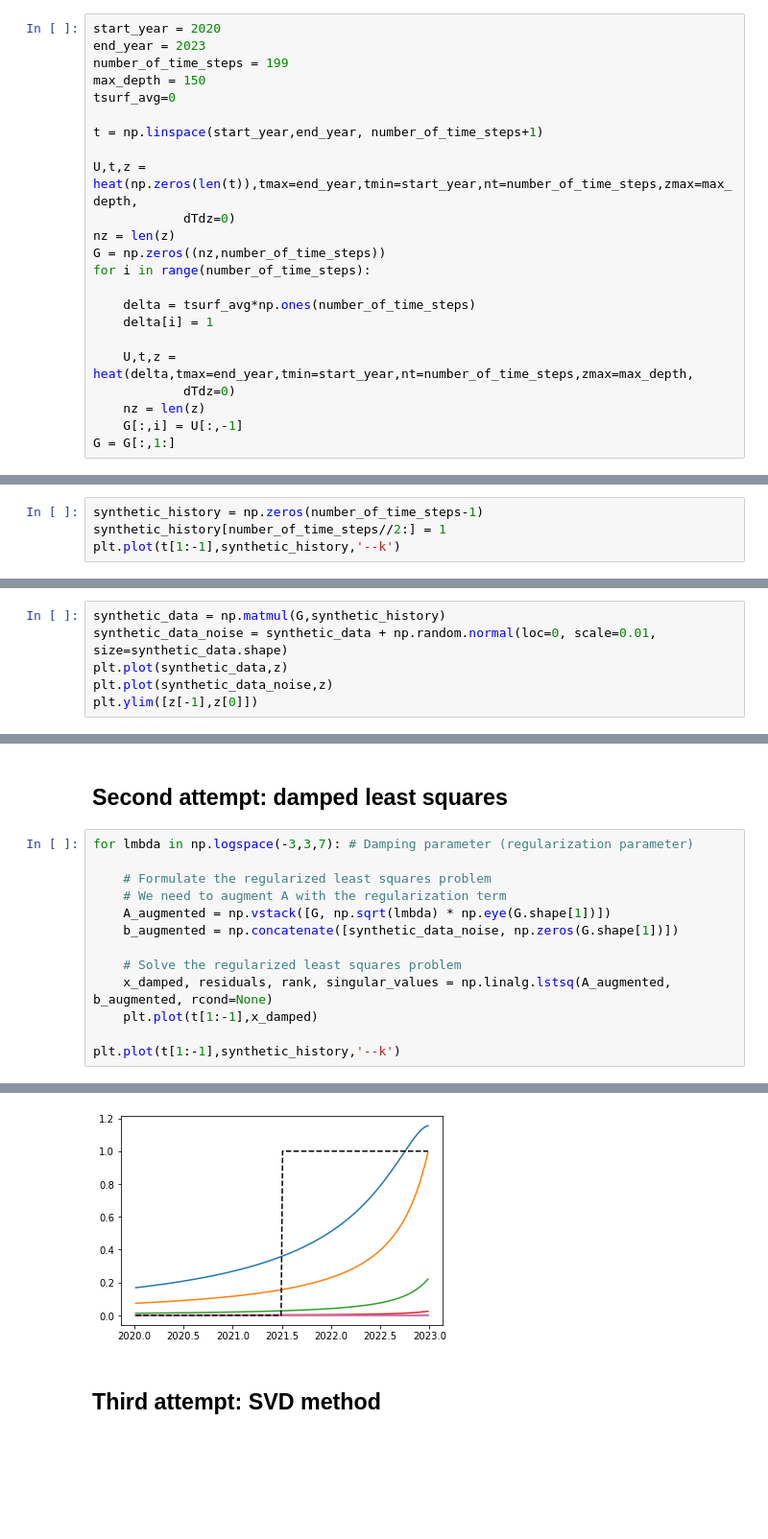
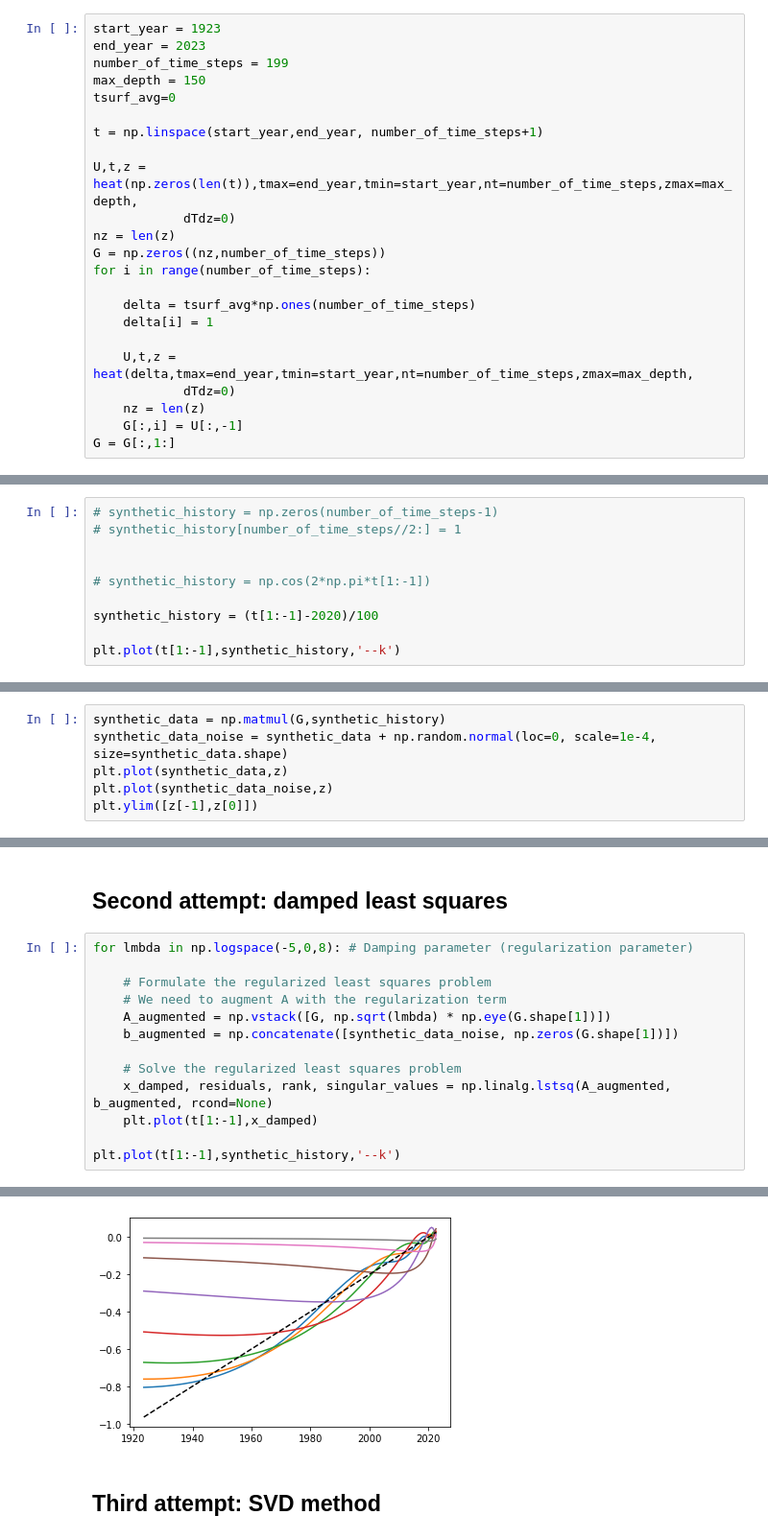
Before and after one commit to bradlipovsky/heat, a Jupyter notebook: ground-temperature-history-inversion.ipynb, the cells around one changed output, grey strips where cells are left out. Shown at 96% size. Cells and saved outputs as stored; diff of their text form; blank space fills up the shorter version.

Commit message:
coded up damped least squares for real data

```diff
--- a/ground-temperature-history-inversion.ipynb
+++ b/ground-temperature-history-inversion.ipynb
@@ -9,7 +9,7 @@ from heat import heat
 # Generate the data kernel matrix, G
 Note that we solve for the perturbation that deviates for a steady state solution with constant surface temperature and constant basal heat flux.
 # %%
-start_year = 2020
+start_year = 1923
 end_year = 2023
 number_of_time_steps = 199
 max_depth = 150
@@ -43,8 +43,14 @@ plt.ylim([z[-1],z[0]])
 # Synthetic inverse problem
 ## First, make some synthetic data and add noise
 # %%
-synthetic_history = np.zeros(number_of_time_steps-1)
-synthetic_history[number_of_time_steps//2:] = 1
+# synthetic_history = np.zeros(number_of_time_steps-1)
+# synthetic_history[number_of_time_steps//2:] = 1
+
+
+# synthetic_history = np.cos(2*np.pi*t[1:-1])
+
+synthetic_history = (t[1:-1]-2020)/100
+
 plt.plot(t[1:-1],synthetic_history,'--k')
 # %% [output]
 [<matplotlib.lines.Line2D at 0x...>]
@@ -52,6 +58,6 @@ plt.plot(t[1:-1],synthetic_history,'--k')
 # %%
 synthetic_data = np.matmul(G,synthetic_history)
-synthetic_data_noise = synthetic_data + np.random.normal(loc=0, scale=0.01, size=synthetic_data.shape)
+synthetic_data_noise = synthetic_data + np.random.normal(loc=0, scale=1e-4, size=synthetic_data.shape)
 plt.plot(synthetic_data,z)
 plt.plot(synthetic_data_noise,z)
 plt.ylim([z[-1],z[0]])
@@ -71,21 +77,21 @@ plt.plot(t[1:-1],x)
 # %% [markdown]
 ## Second attempt: damped least squares
 # %%
-for lmbda in np.logspace(-3,3,7): # Damping parameter (regularization parameter)
+for lmbda in np.logspace(-5,0,8): # Damping parameter (regularization parameter)
 
     # Formulate the regularized least squares problem
     # We need to augment A with the regularization term
     A_augmented = np.vstack([G, np.sqrt(lmbda) * np.eye(G.shape[1])])
     b_augmented = np.concatenate([synthetic_data_noise, np.zeros(G.shape[1])])
 
     # Solve the regularized least squares problem
     x_damped, residuals, rank, singular_values = np.linalg.lstsq(A_augmented, b_augmented, rcond=None)
     plt.plot(t[1:-1],x_damped)
 
 plt.plot(t[1:-1],synthetic_history,'--k')
 # %% [output]
 [<matplotlib.lines.Line2D at 0x...>]
-[figure, old version]
+[figure, new version]
 # %% [markdown]
 ## Third attempt: SVD method
 # %%
```
Also changed, not shown: parts of 6 cells of this notebook, 1 other file.
